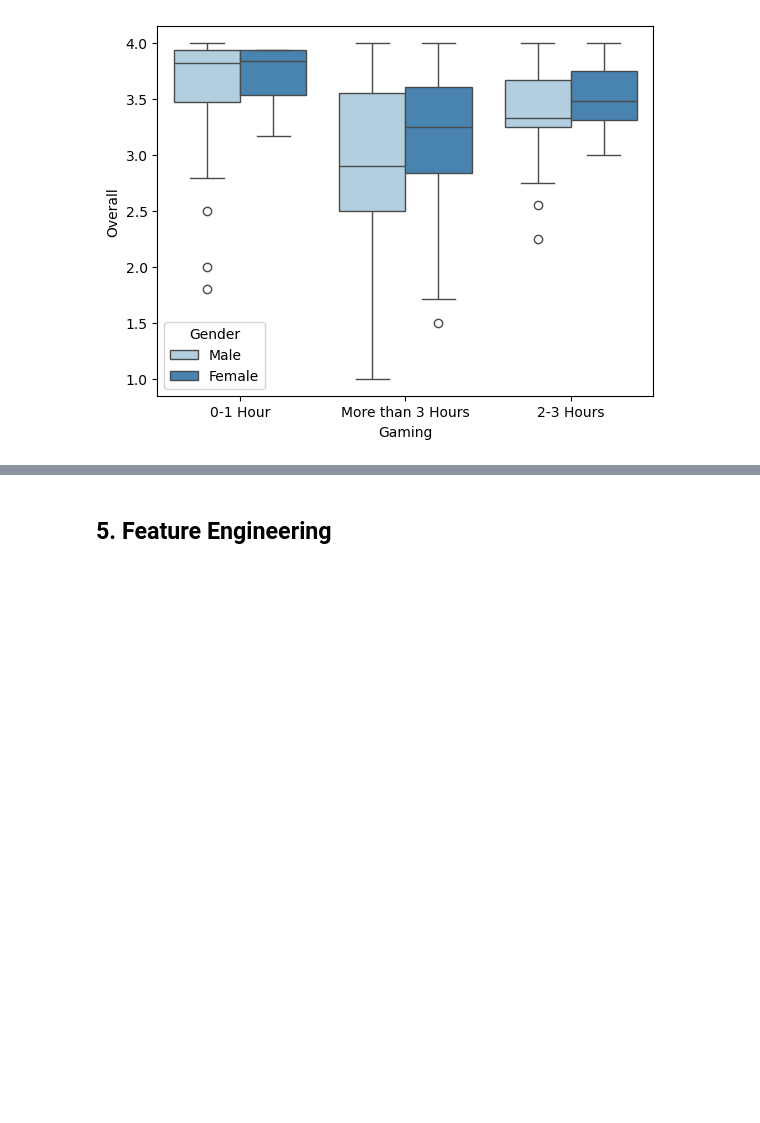
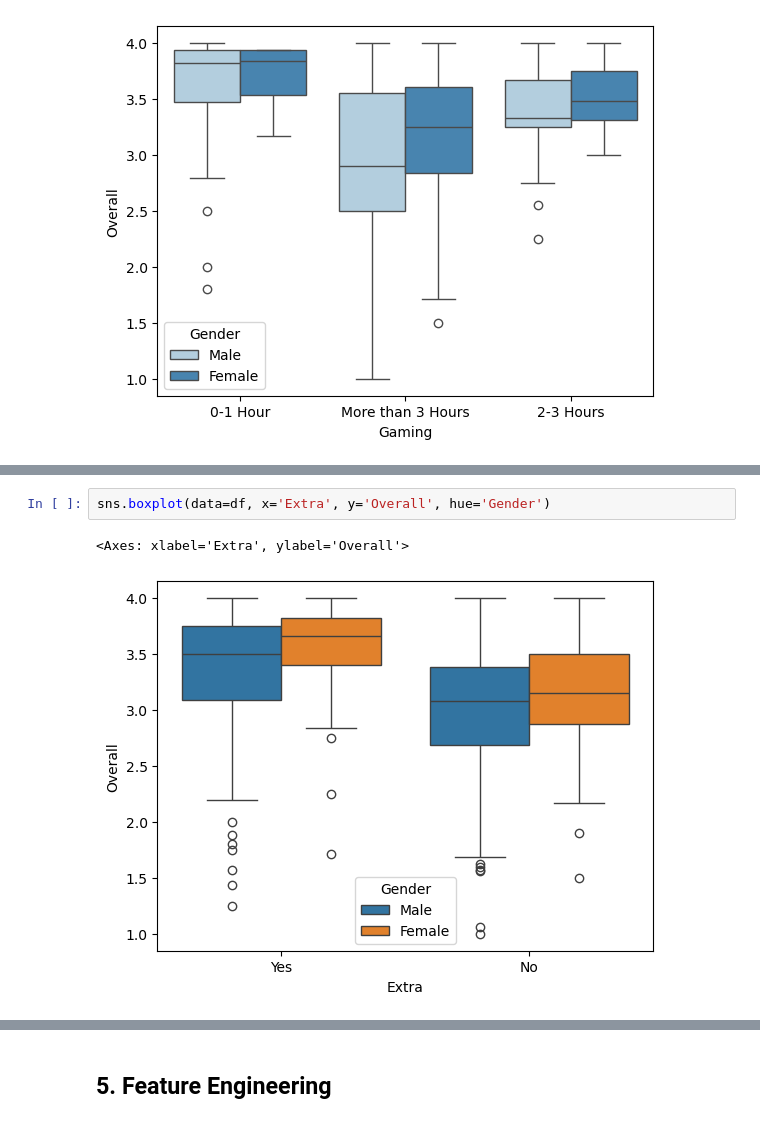
Before and after one commit to I-jidd/Data-Analysis-Machine-Learning, a Jupyter notebook: Student Performance Metrics Dataset/Student-Performance-Metrics-Dataset.ipynb, the cells around one changed output, grey strips where cells are left out. Cells and saved outputs as stored; diff of their text form; blank space fills up the shorter version.

```diff
--- a/Student Performance Metrics Dataset/Student-Performance-Metrics-Dataset.ipynb
+++ b/Student Performance Metrics Dataset/Student-Performance-Metrics-Dataset.ipynb
@@ -221,0 +227,5 @@ plt.show()
+# %%
+sns.boxplot(data=df, x='Extra', y='Overall', hue='Gender')
+# %% [output]
+<Axes: xlabel='Extra', ylabel='Overall'>
+[figure, added]
```
Also changed, not shown: parts of 3 cells of this notebook.
